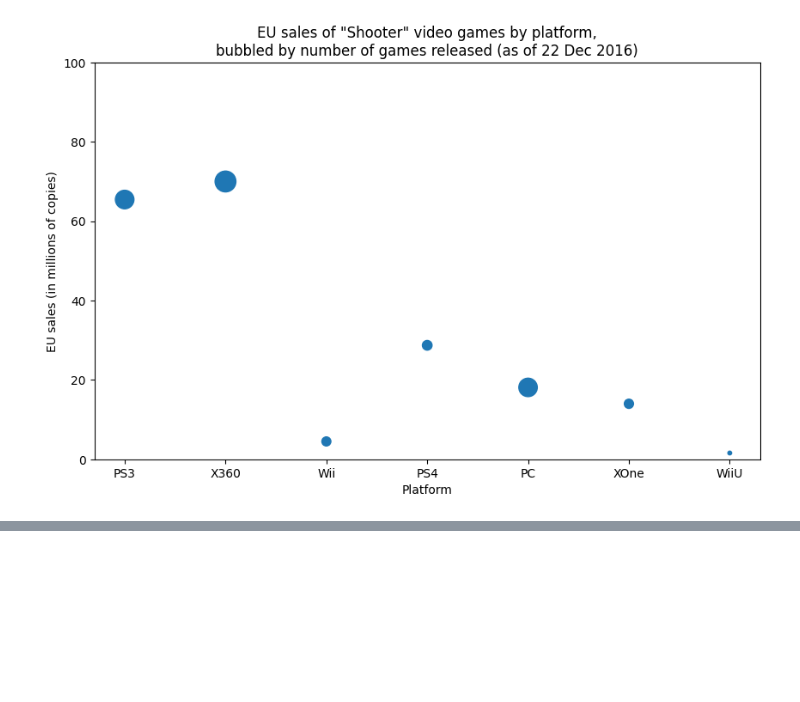
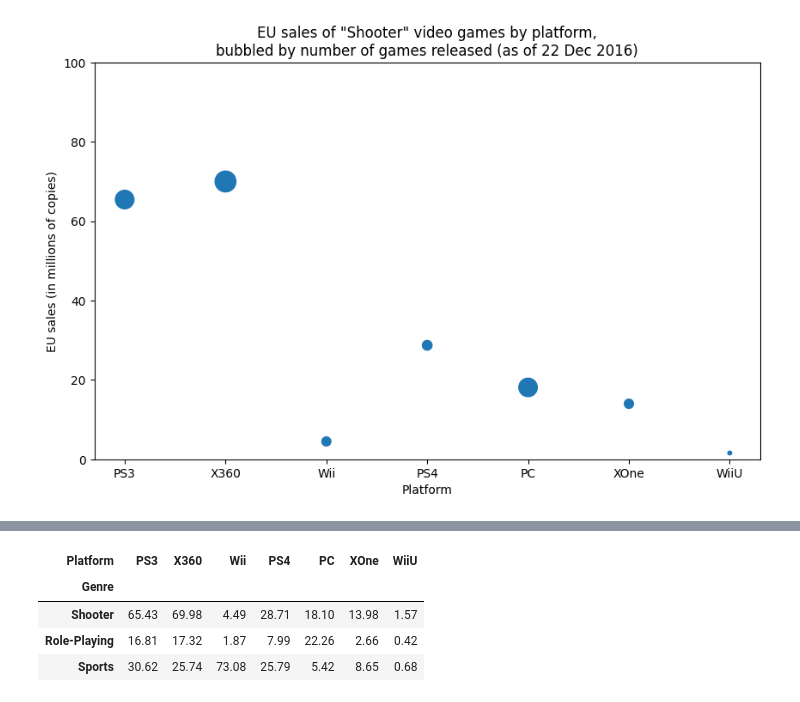
Before and after one commit to hansstanley/YongTauFoo, a Jupyter notebook: notebooks/sales_rush_kirubi.ipynb, the cells around one changed output, grey strips where cells are left out. Cells and saved outputs as stored; diff of their text form; code cells hidden in the pictures; blank space fills up the shorter version.

```diff
--- a/notebooks/sales_rush_kirubi.ipynb
+++ b/notebooks/sales_rush_kirubi.ipynb
@@ -546,0 +682,10 @@ plt.show()
+# %%
+heatmap_data = pd.pivot_table(data_platform_collapsed_2, values='EU_Sales', columns=['Platform'], index=['Genre'], aggfunc=np.sum)
+heatmap_data = heatmap_data.loc[chosen_genres, chosen_platforms]
+heatmap_data
+# %% [output]
+| Platform | PS3 | X360 | Wii | PS4 | PC | XOne | WiiU |
+| Genre |  |  |  |  |  |  |  |
+| Shooter | 65.43 | 69.98 | 4.49 | 28.71 | 18.10 | 13.98 | 1.57 |
+| Role-Playing | 16.81 | 17.32 | 1.87 | 7.99 | 22.26 | 2.66 | 0.42 |
+| Sports | 30.62 | 25.74 | 73.08 | 25.79 | 5.42 | 8.65 | 0.68 |
```
Also changed, not shown: parts of 8 cells of this notebook.
